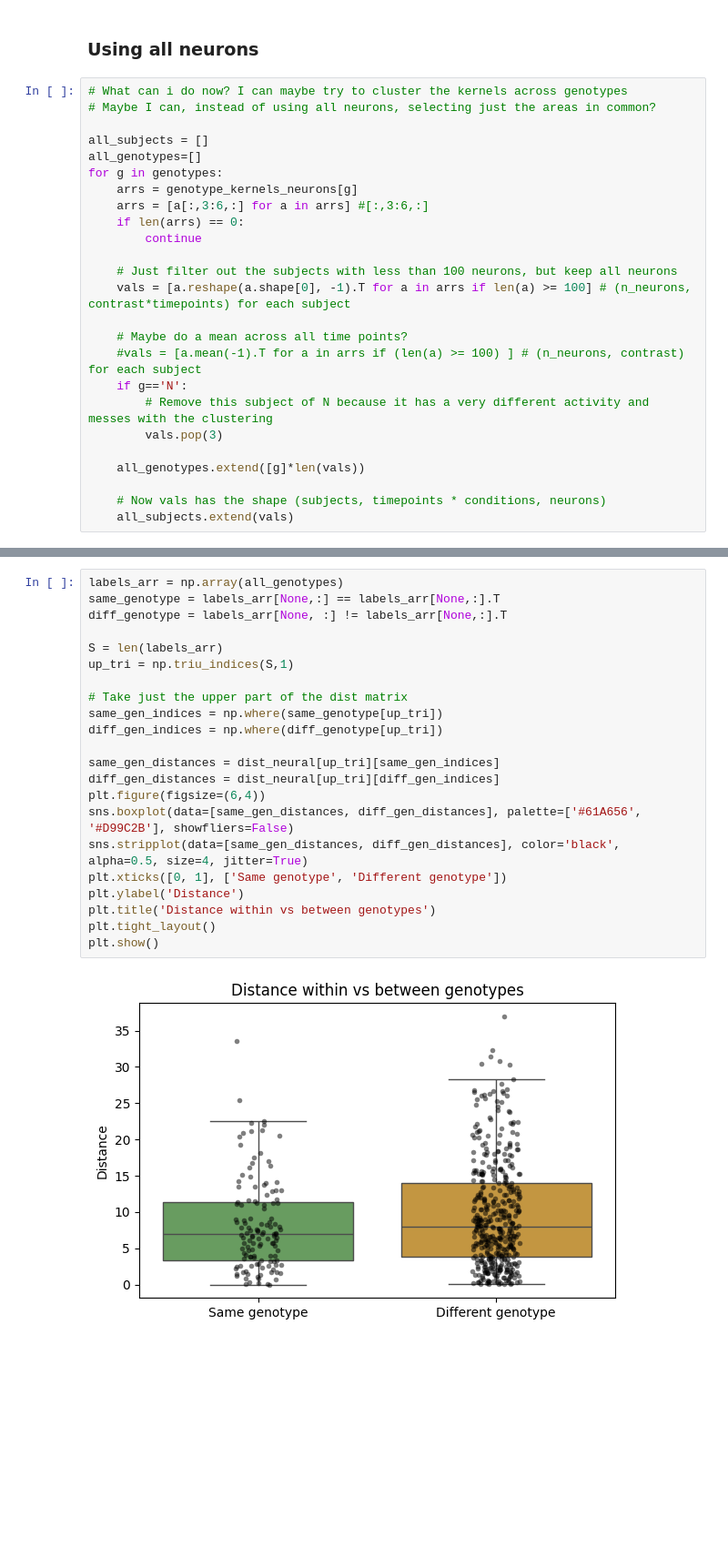
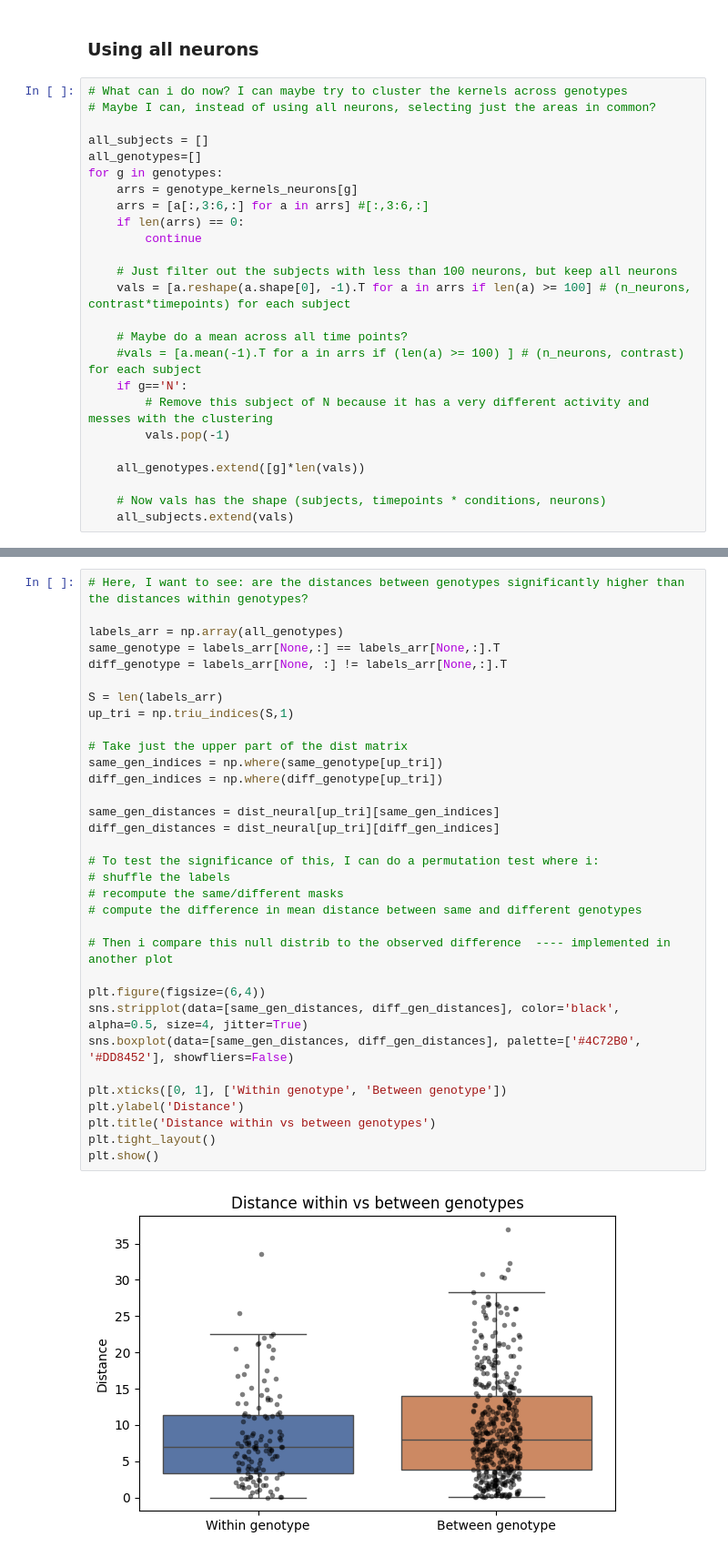
Before and after one commit to brunaafl/ShapeMetrics, a Jupyter notebook: ibl_autism/neural_genotype.ipynb, the cells around one changed output, grey strips where cells are left out. Shown at 91% size. Drawn from its saved outputs; the diff is of its cells as text; blank space fills up the shorter version.

```diff
--- a/ibl_autism/neural_genotype.ipynb
+++ b/ibl_autism/neural_genotype.ipynb
@@ -402,7 +441,7 @@ for g in genotypes:
     #vals = [a.mean(-1).T for a in arrs if (len(a) >= 100) ] # (n_neurons, contrast) for each subject
     if g=='N':
         # Remove this subject of N because it has a very different activity and messes with the clustering
-        vals.pop(3)
+        vals.pop(-1)
 
     all_genotypes.extend([g]*len(vals))
 
@@ -451,26 +490,37 @@ plot_dendogram(dist_neural, all_genotypes, lab_to_color=colors)
 # %% [output]
 [figure]
 # %%
+# Here, I want to see: are the distances between genotypes significantly higher than the distances within genotypes?
+
 labels_arr = np.array(all_genotypes)
 same_genotype = labels_arr[None,:] == labels_arr[None,:].T
 diff_genotype = labels_arr[None, :] != labels_arr[None,:].T
 
 S = len(labels_arr)
 up_tri = np.triu_indices(S,1)
 
 # Take just the upper part of the dist matrix
 same_gen_indices = np.where(same_genotype[up_tri])
 diff_gen_indices = np.where(diff_genotype[up_tri])
 
 same_gen_distances = dist_neural[up_tri][same_gen_indices]
 diff_gen_distances = dist_neural[up_tri][diff_gen_indices]
+
+# To test the significance of this, I can do a permutation test where i:
+# shuffle the labels
+# recompute the same/different masks
+# compute the difference in mean distance between same and different genotypes
+
+# Then i compare this null distrib to the observed difference  ---- implemented in another plot
+
 plt.figure(figsize=(6,4))
-sns.boxplot(data=[same_gen_distances, diff_gen_distances], palette=['#61A656', '#D99C2B'], showfliers=False)
 sns.stripplot(data=[same_gen_distances, diff_gen_distances], color='black', alpha=0.5, size=4, jitter=True)
-plt.xticks([0, 1], ['Same genotype', 'Different genotype'])
+sns.boxplot(data=[same_gen_distances, diff_gen_distances], palette=['#4C72B0', '#DD8452'], showfliers=False)
+
+plt.xticks([0, 1], ['Within genotype', 'Between genotype'])
 plt.ylabel('Distance')
 plt.title('Distance within vs between genotypes')
 plt.tight_layout()
 plt.show()
 # %% [output]
-[figure, old version]
+[figure, new version]
```
Also changed, not shown: parts of 65 cells of this notebook, 3 other files.
